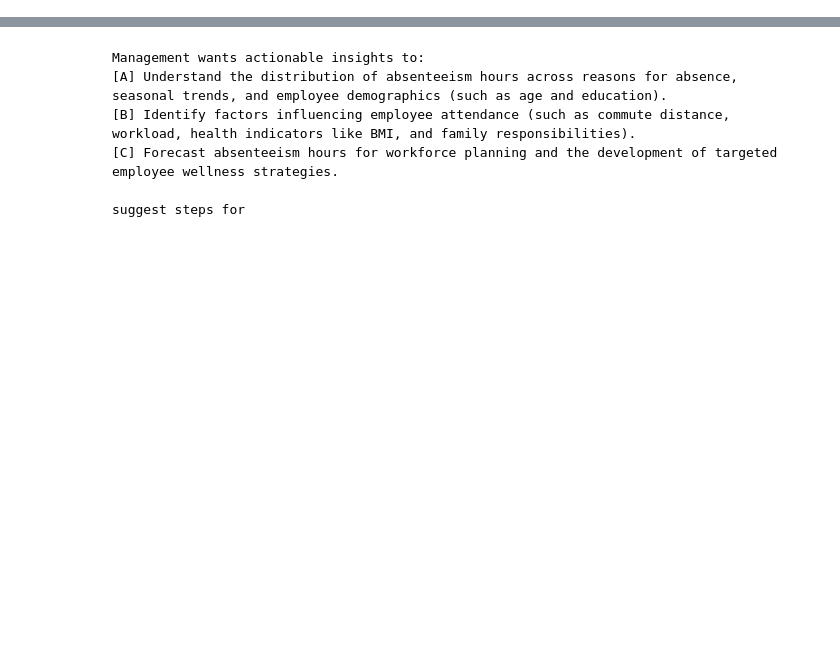
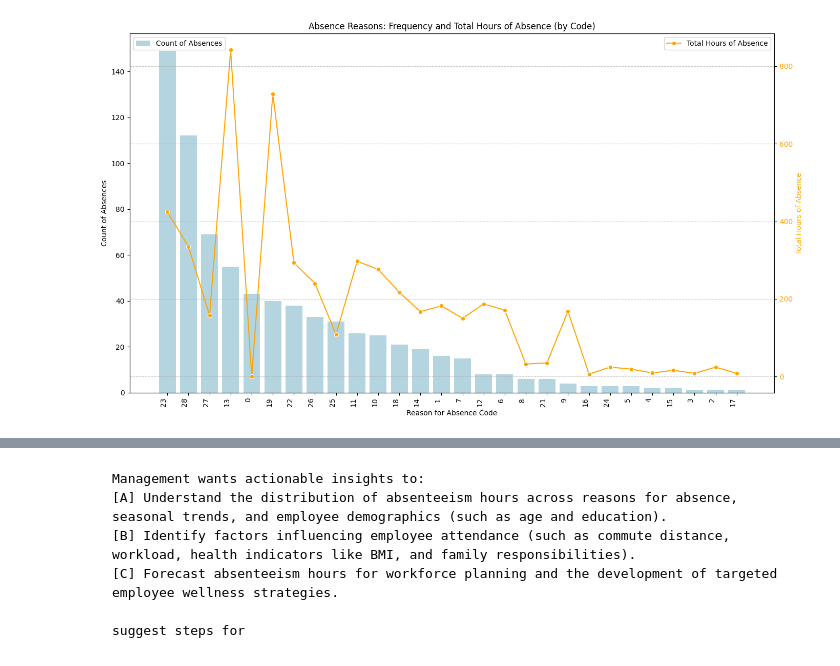
Before and after one commit to karenliauw-dotcom/ADALL_github, a Jupyter notebook: 8265149T_CDA1C03.ipynb, the cells around one changed output, grey strips where cells are left out. Saved outputs shown, nothing was run; the diff lists cells and outputs as text; code cells hidden in the pictures; blank space fills up the shorter version.

```diff
--- a/8265149T_CDA1C03.ipynb
+++ b/8265149T_CDA1C03.ipynb
@@ -2,0 +7,10 @@
+# %%
+# Load Dataset
+import pandas as pd
+from google.colab import drive
+drive.mount('/content/drive')
+df_org = pd.read_csv('/content/drive/MyDrive/Colab Notebooks/Absenteeism_at_work.csv', delimiter=';')
+
+# Start with original dataset, but create a copy to work on
+df = df_org.copy()
+df.shape
@@ -68,0 +435,10 @@ The company is building a Proof of Concept (PoC) to understand employee absentee
+# %%
+#Set "Reason for absence" as categorical
+df['Reason for absence'] = df['Reason for absence'].astype('category')
+print(df.info())
+
+# Get unique values for the 'Reason for absence' column
+unique_reasons = df['Reason for absence'].unique()
+
+# Print the unique values
+print(unique_reasons)
@@ -68,0 +612,79 @@ The company is building a Proof of Concept (PoC) to understand employee absentee
+# %%
+# Define the ICD mapping for 'Reason for absence'
+icd_mapping = {
+    0: 'Unknown / no reason recorded',
+    1: 'Certain infectious and parasitic diseases',
+    2: 'Neoplasms (tumors and cancers)',
+    3: 'Diseases of the blood and blood-forming organs',
+    4: 'Endocrine, nutritional and metabolic diseases',
+    5: 'Mental and behavioral disorders',
+    6: 'Diseases of the nervous system',
+    7: 'Diseases of the eye and adnexa',
+    8: 'Diseases of the ear and mastoid process',
+    9: 'Diseases of the circulatory system',
+    10: 'Diseases of the respiratory system',
+    11: 'Diseases of the digestive system',
+    12: 'Diseases of the skin and subcutaneous tissue',
+    13: 'Diseases of the musculoskeletal system and connective tissue',
+    14: 'Diseases of the genitourinary system',
+    15: 'Pregnancy, childbirth and puerperium',
+    16: 'Certain conditions originating in the perinatal period',
+    17: 'Congenital malformations, deformations and chromosomal abnormalities',
+    18: 'Symptoms, signs and abnormal clinical and laboratory findings',
+    19: 'Injury, poisoning and certain other consequences of external causes',
+    21: 'Factors influencing health status and contact with health services',
+    22: 'Patient follow-up',
+    23: 'Medical consultation',
+    24: 'Blood donation',
+    25: 'Laboratory examination',
+    26: 'Unjustified absence',
+    27: 'Physiotherapy',
+    28: 'Dental consultation'
+}
+
+# Map the reason codes to their descriptions (for display purposes)
+df['reason_description'] = df['Reason for absence'].map(icd_mapping)
+
+# Calculate count and total hours of absence for each reason code
+absence_summary_by_code = df.groupby('Reason for absence').agg(
+    count=('Reason for absence', 'count'),
+    total_hours=('Absenteeism time in hours', 'sum')
+).reset_index()
+
+# Sort by descending count
+absence_summary_by_code = absence_summary_by_code.sort_values(by='count', ascending=False)
+
+# Print each absence reason code with its description, count, and total hours
+print("Summary of Absence Reasons (Count and Total Hours) with ICD Descriptions:")
+for index, row in absence_summary_by_code.iterrows():
+    reason_code = row['Reason for absence']
+    description = icd_mapping.get(reason_code, "No description available.")
+    print(f"Code: {reason_code} - Description: {description} - Count: {row['count']} - Total Hours: {row['total_hours']}")
+
+# Plotting the dual-axis chart
+fig, ax1 = plt.subplots(figsize=(14, 8))
+
+# Bar chart for absence count (Primary Y-axis)
+sns.barplot(x=absence_summary_by_code['Reason for absence'].astype(str), y='count', data=absence_summary_by_code, ax=ax1, color='lightblue', label='Count of Absences')
+ax1.set_ylabel('Count of Absences', color='black')
+ax1.tick_params(axis='y', labelcolor='black')
+ax1.set_xlabel('Reason for Absence Code', color='black')
+ax1.set_xticklabels(absence_summary_by_code['Reason for absence'].astype(str), rotation=90, ha='right')
+
+# Creating the second Y-axis for total hours of absence
+ax2 = ax1.twinx()
+sns.lineplot(x=absence_summary_by_code['Reason for absence'].astype(str), y='total_hours', data=absence_summary_by_code, ax=ax2, color='orange', marker='o', label='Total Hours of Absence', sort=False)
+
+ax2.set_ylabel('Total Hours of Absence', color='orange')
+ax2.tick_params(axis='y', labelcolor='orange')
+
+# Title and legend
+plt.title('Absence Reasons: Frequency and Total Hours of Absence (by Code)')
+ax1.legend(loc='upper left')
+ax2.legend(loc='upper right')
+plt.grid(axis='y', linestyle='--', alpha=0.7)
+plt.tight_layout()
+plt.show()
+
+print("\nConclusion: This dual-axis chart allows for a comprehensive understanding of absenteeism drivers. The blue bars represent the frequency (count) of each absence reason, while the orange line shows the total hours lost for that reason. By sorting by count, we can quickly identify the most common reasons for absence. Comparing the height of the bars with the points on the line reveals if frequent absences are also contributing to a high total loss of hours, or if less frequent but longer absences are more impactful. For instance, a reason with a high bar and a high line point indicates both frequent occurrences and significant duration, highlighting a critical area for intervention. Conversely, a high bar with a low line point suggests many short absences, while a low bar with a high line point points to fewer but longer-duration absences.")
+# %% [output]
@@ -68,0 +708 @@ The company is building a Proof of Concept (PoC) to understand employee absentee
+[figure, added]
```
Also changed, not shown: parts of 87 cells of this notebook.
